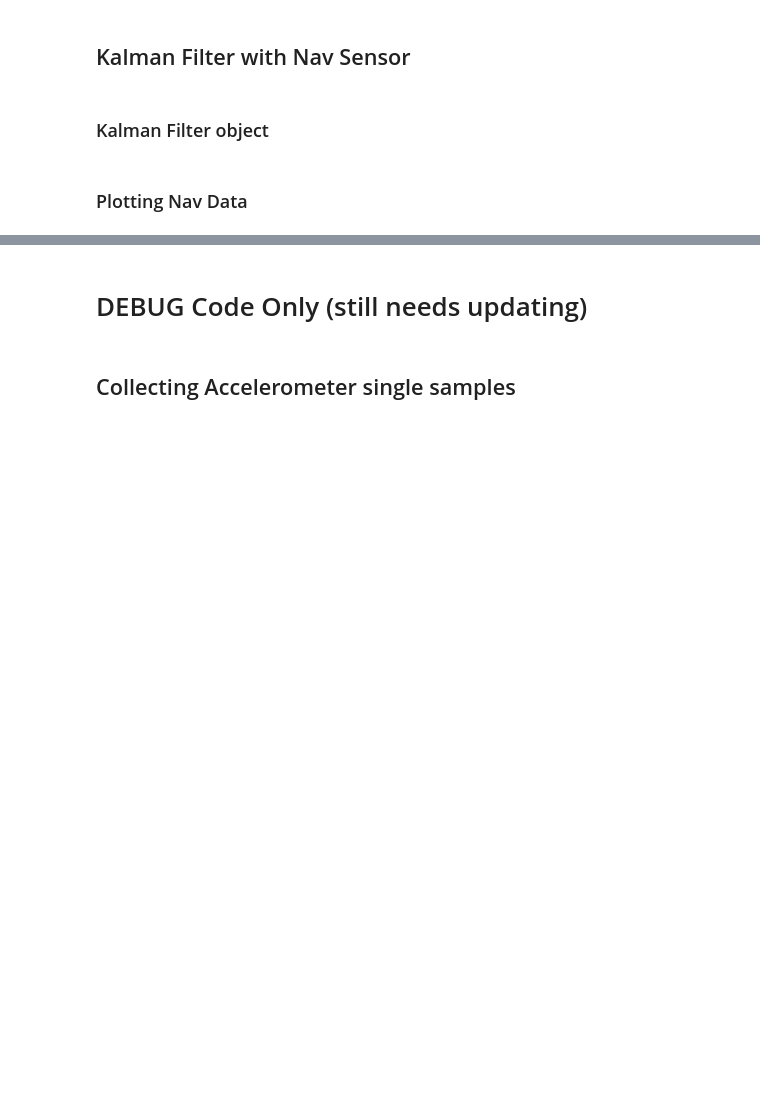
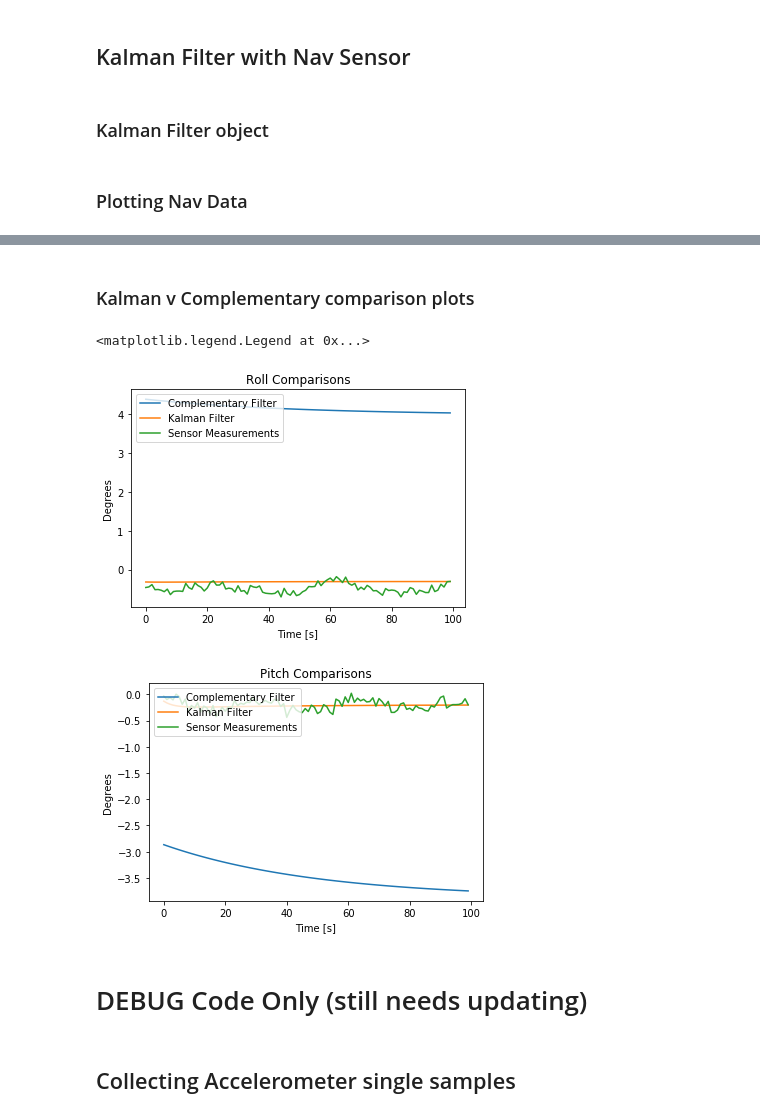
Before and after one commit to jofranco/multi-rotor-on-FPGA, a Jupyter notebook: temp/Pmod_NAV/jupyter_notebook/Nav_Notebook_Demo.ipynb, the cells around one changed output, grey strips where cells are left out. Saved outputs shown, nothing was run; the diff lists cells and outputs as text; code cells hidden in the pictures; blank space fills up the shorter version.

```diff
--- a/temp/Pmod_NAV/jupyter_notebook/Nav_Notebook_Demo.ipynb
+++ b/temp/Pmod_NAV/jupyter_notebook/Nav_Notebook_Demo.ipynb
@@ -621,3 +694,29 @@ plt.legend(loc=2)
+# %% [markdown]
+### Kalman v Complementary comparison plots
+# %%
+# plot Roll angle, roll is phi
+plt.figure()
+plt.plot(phi_Cdata,label='Complementary Filter')
+plt.plot(phi_Kdata, label='Kalman Filter')
+plt.plot(rollAccAngle, label='Sensor Measurements')
+plt.ylabel('Degrees')
+plt.xlabel('Time [s]')
+plt.title('Roll Comparisons')
+plt.legend(loc=2)
+
+# plot Pitch angle, pitch is theta
+plt.figure()
+plt.plot(theta_Cdata,label='Complementary Filter')
+plt.plot(theta_Kdata, label='Kalman Filter')
+plt.plot(pitchAccAngle, label='Sensor Measurements')
+plt.ylabel('Degrees')
+plt.xlabel('Time [s]')
+plt.title('Pitch Comparisons')
+plt.legend(loc=2)
+# %% [output]
+<matplotlib.legend.Legend at 0x...>
+[figure, added]
+[figure, added]
 # %% [markdown]
 # DEBUG Code Only (still needs updating)
 # %% [markdown]
```
Also changed, not shown: parts of 7 cells of this notebook.
